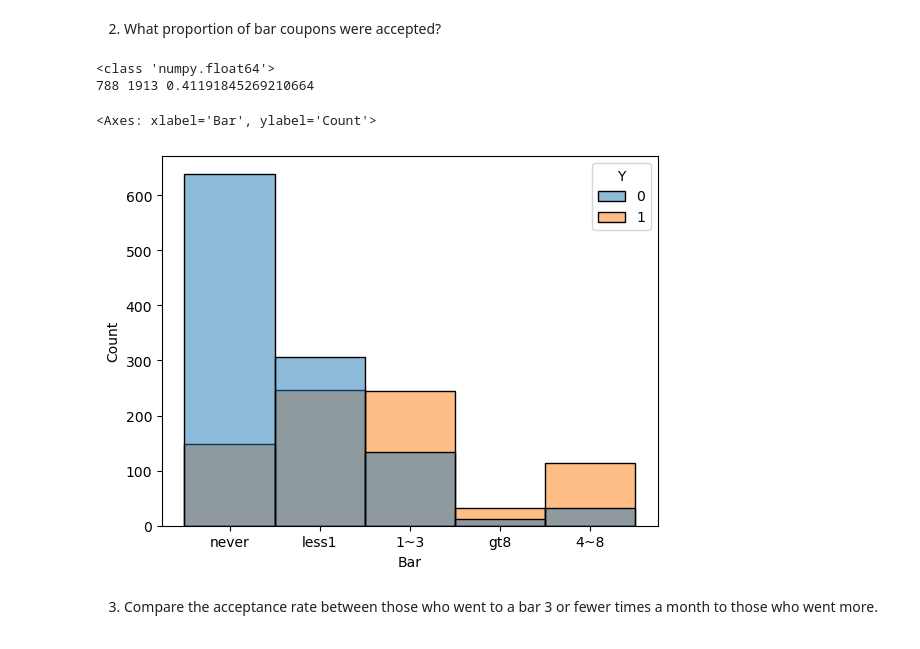
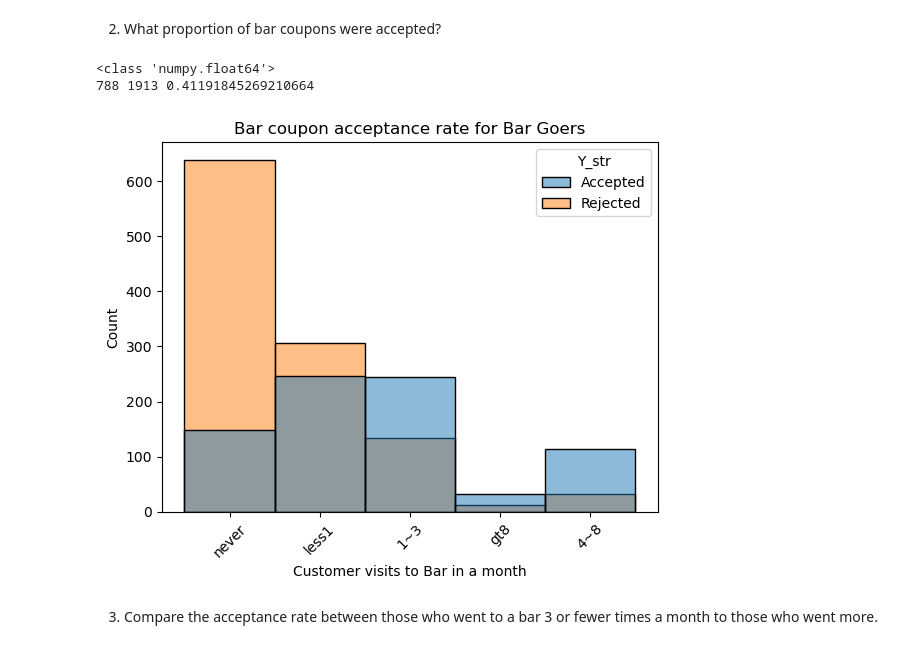
Before and after one commit to pbtrivedi/coupon_analysis, a Jupyter notebook: src/prompt.ipynb, the cells around one changed output. Saved outputs shown, nothing was run; the diff lists cells and outputs as text; code cells hidden in the pictures.

```diff
--- a/src/prompt.ipynb
+++ b/src/prompt.ipynb
@@ -117,4 +117,8 @@ Index(['destination', 'passanger', 'weather', 'temperature', 'time', 'coupon',
 print(data[ (data['Bar'].isnull()) | (data['CoffeeHouse'].isnull()) | (data['CarryAway'].isnull()) | (data['Restaurant20To50'].isnull()) | (data['RestaurantLessThan20'].isnull())].count())
 
 data = data.dropna()
+
+data.loc[:, 'Coupon_Acceptance'] = data['Y'].map({0:"Rejected", 1:"Accepted"})
+
+data['Coupon_Acceptance'].unique()
 # %% [output]
@@ -292,15 +301,22 @@ print(bar_coupons.shape)
 # %%
 bar_coupon_accp_count = bar_coupons.query('Y == 1').count()['Y'] / bar_coupons.count()['Y']
 
 print(type(bar_coupon_accp_count))
 print(bar_coupons.query('Y == 1').count()['Y'], bar_coupons.count()['Y'], bar_coupon_accp_count)
 
-sns.histplot(bar_coupons, x='Bar', hue='Y')
+fig_Bar_Coupon_Acceptance = sns.histplot(bar_coupons, x='Bar', hue='Y_str')
+
+plt.title("Bar coupon acceptance rate for Bar Goers")
+plt.xlabel("Customer visits to Bar in a month")
+plt.ylabel("Count")
+plt.xticks(rotation=45)
+
+
+plt.savefig('images/bar_coupon acceptance.png')
 # %% [output]
 <class 'numpy.float64'>
 788 1913 0.41191845269210664
-<Axes: xlabel='Bar', ylabel='Count'>
-[figure, old version]
+[figure, new version]
 # %% [markdown]
 3. Compare the acceptance rate between those who went to a bar 3 or fewer times a month to those who went more.
 # %%
```
Also changed, not shown: parts of 6 cells of this notebook, 3 other files.
